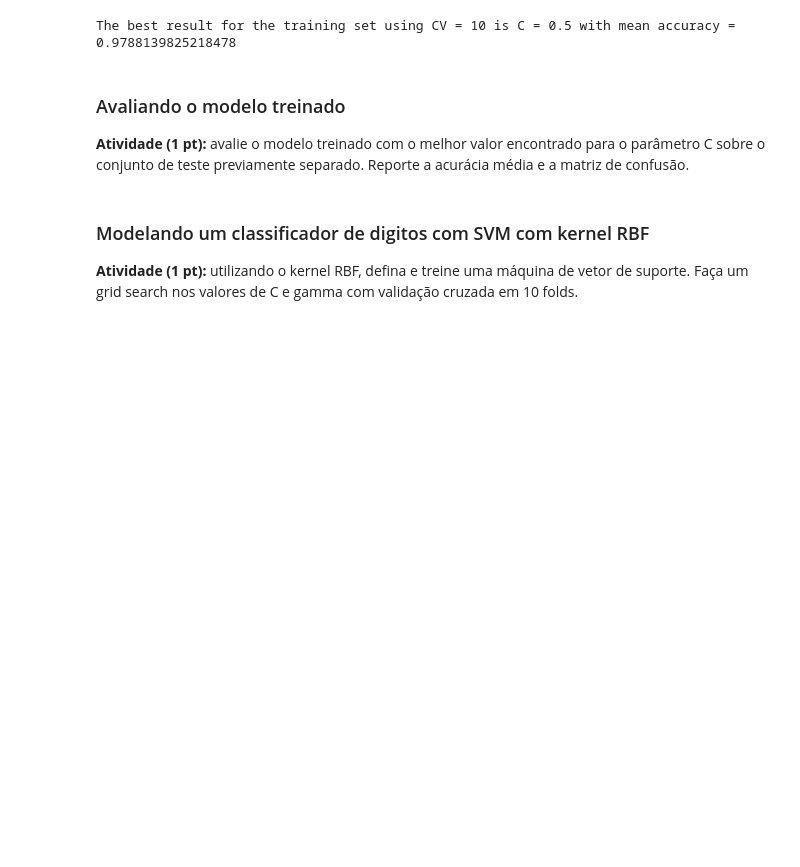
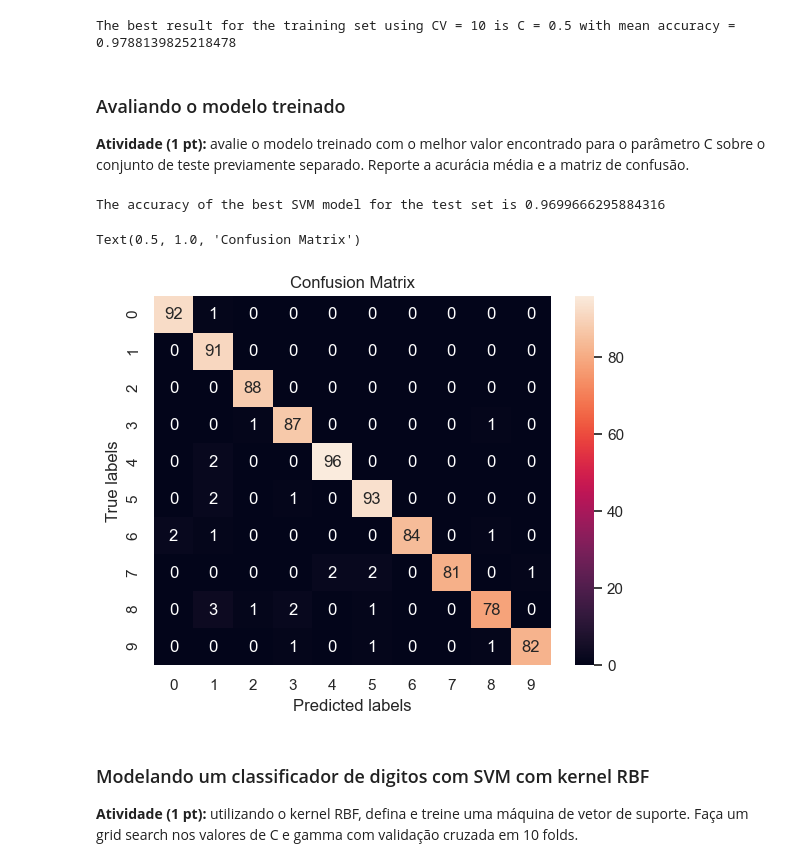
Before and after one commit to kroncatti/complex-data-mining, a Jupyter notebook: inf-0616-supervised-learning/assignment2-svr-svm/assignment_2.ipynb, the cells around one changed output. Drawn from its saved outputs; the diff is of its cells as text; code cells hidden in the pictures; blank space fills up the shorter version.

```diff
--- a/inf-0616-supervised-learning/assignment2-svr-svm/assignment_2.ipynb
+++ b/inf-0616-supervised-learning/assignment2-svr-svm/assignment_2.ipynb
@@ -431,9 +432,10 @@ c_range = [1e-4, 1e-3, 5e-3, 1e-2, 5e-2, 1e-1, 5e-1, 1e0, 5e0, 1e1, 5e1, 1e2, 50
 param_grid = dict(C=c_range)
 cv = KFold(n_splits=10, shuffle=True, random_state=rs)
 
-# Scaling the training data
+# Scaling the training and test data
 scaler = StandardScaler()
 x_train = scaler.fit_transform(x_train)
+x_test = scaler.fit_transform(x_test)
 # %%
 # Applying a grid search (This may take some time, around 20 minutes to run)
 grid_digits = GridSearchCV(svm.SVC(kernel="linear"), param_grid, cv=cv, scoring="accuracy", verbose=10)
@@ -474,6 +476,28 @@ The best result for the training set using CV = 10 is C = 0.5 with mean accuracy
 ### Avaliando o modelo treinado
 
 **Atividade (1 pt):** avalie o modelo treinado com o melhor valor encontrado para o parâmetro C sobre o conjunto de teste previamente separado. Reporte a acurácia média e a matriz de confusão.
+# %%
+best_svm_lin = svm.SVC(kernel="linear", C=best_c)
+best_svm_lin.fit(X=x_train, y=y_train)
+
+# Applying prediction to test set
+y_pred_test = best_svm_lin.predict(x_test)
+
+
+# Applying accuracy and precision
+acc_best_svm_lin_test = metrics.accuracy_score(y_true=y_test, y_pred=y_pred_test)
+print(f"The accuracy of the best SVM model for the test set is {acc_best_svm_lin_test}")
+
+# Confusion matrix
+cm_best_svm_lin_test = metrics.confusion_matrix(y_true=y_test, y_pred=y_pred_test)
+ax= plt.subplot()
+sns.heatmap(cm_best_svm_lin_test, annot=True, fmt='g', ax=ax)
+ax.set_xlabel('Predicted labels');ax.set_ylabel('True labels');
+ax.set_title('Confusion Matrix')
+# %% [output]
+The accuracy of the best SVM model for the test set is 0.9699666295884316
+Text(0.5, 1.0, 'Confusion Matrix')
+[figure, added]
 # %% [markdown]
 ### Modelando um classificador de digitos com SVM com kernel RBF
 
```
Also changed, not shown: parts of 12 cells of this notebook.
